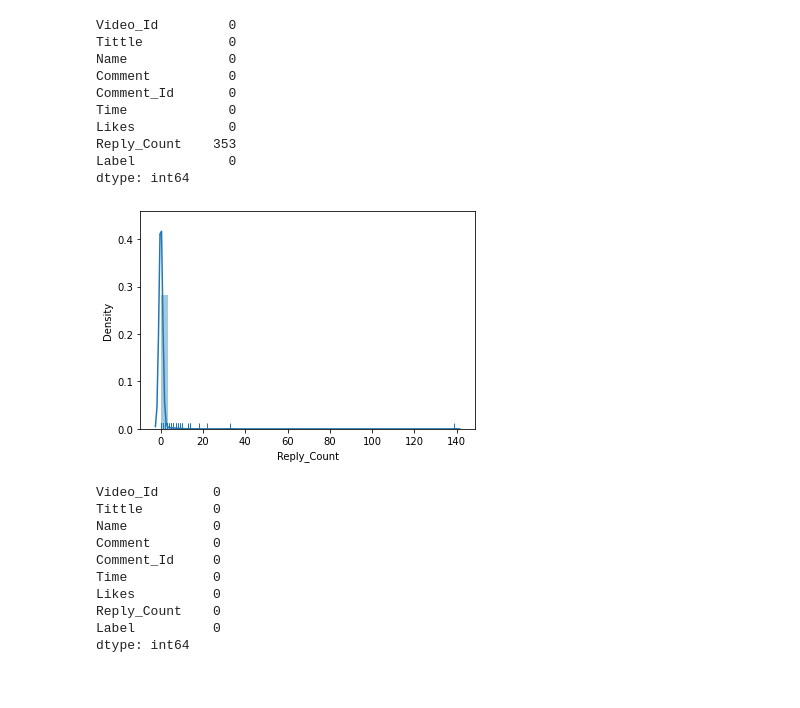
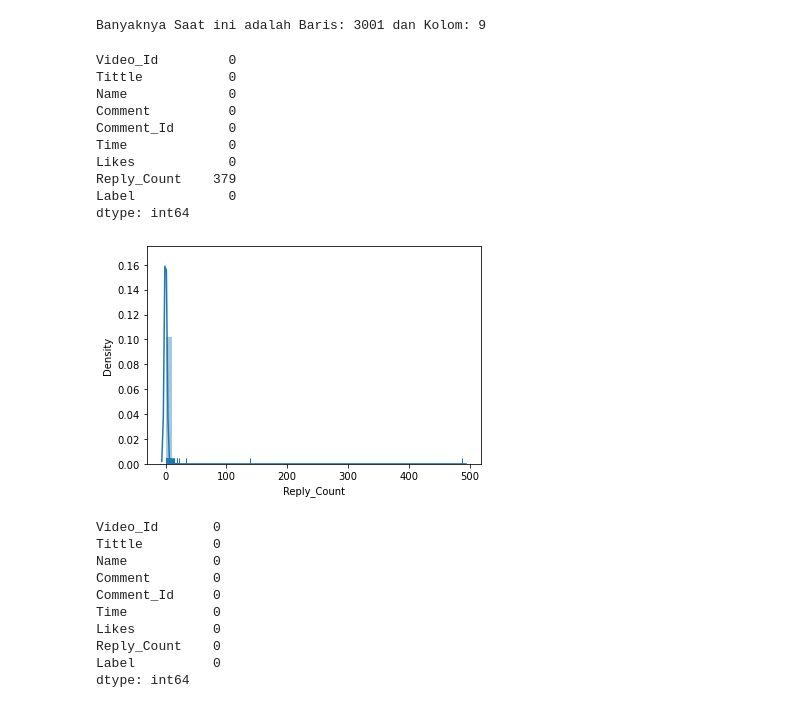
Before and after one commit to dewirizki/CommentsDetection, a Jupyter notebook: Code/data_prepocessing.ipynb, the cells around one changed output. Drawn from its saved outputs; the diff is of its cells as text; code cells hidden in the pictures.

Commit message:
update code + data

```diff
--- a/Code/data_prepocessing.ipynb
+++ b/Code/data_prepocessing.ipynb
@@ -21,7 +75,7 @@ from Sastrawi.StopWordRemover.StopWordRemoverFactory import StopWordRemoverFacto
 #from spacy.lang.id.stop_words import STOP_WORDS
 import warnings; warnings.simplefilter('ignore')
 # %%
-df = pd.read_csv("..\Data\Data Label\comments_Label_2000.csv")
+df = pd.read_csv("..\Data\Data Label\dataLabel_3003.csv")
 df.info()
 # %% [output]
 <class 'pandas.core.frame.DataFrame'>
@@ -55,5 +109,12 @@ df.head()
+# %%
+data = df.drop_duplicates(subset=["Comment", "Comment_Id"], keep=False)
+# %%
+B, K = data.shape
+print(f"Banyaknya Saat ini adalah Baris: {B} dan Kolom: {K}")
+# %% [output]
+Banyaknya Saat ini adalah Baris: 3001 dan Kolom: 9
 # %%
-df.isnull().sum()
+data.isnull().sum()
 # %% [output]
 Video_Id         0
 Tittle           0
@@ -62,11 +123,11 @@ Comment          0
 Comment_Id       0
 Time             0
 Likes            0
-Reply_Count    353
+Reply_Count    379
 Label            0
 dtype: int64
 # %%
-p = sns.distplot(df['Reply_Count'], kde=True, rug=True)
+p = sns.distplot(data['Reply_Count'], kde=True, rug=True)
 # %% [output]
-[figure, old version]
+[figure, new version]
 # %%
```
Also changed, not shown: parts of 96 cells of this notebook, 5 other files.
